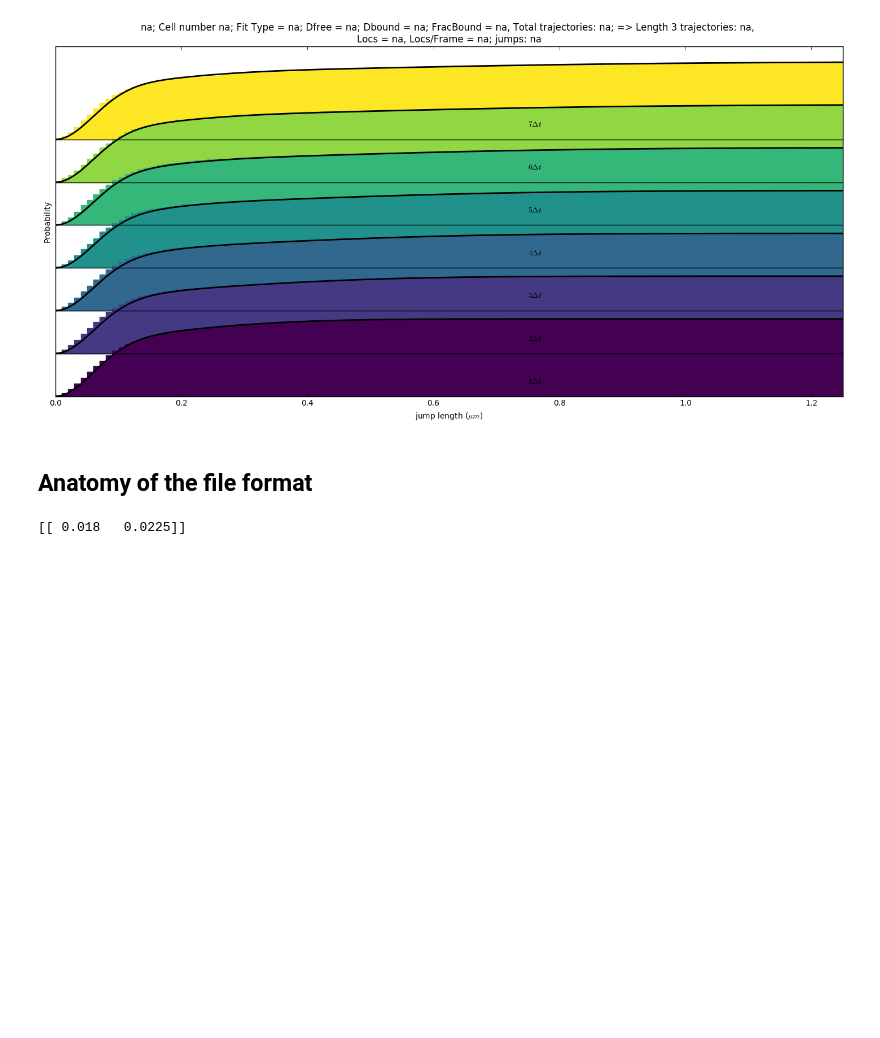
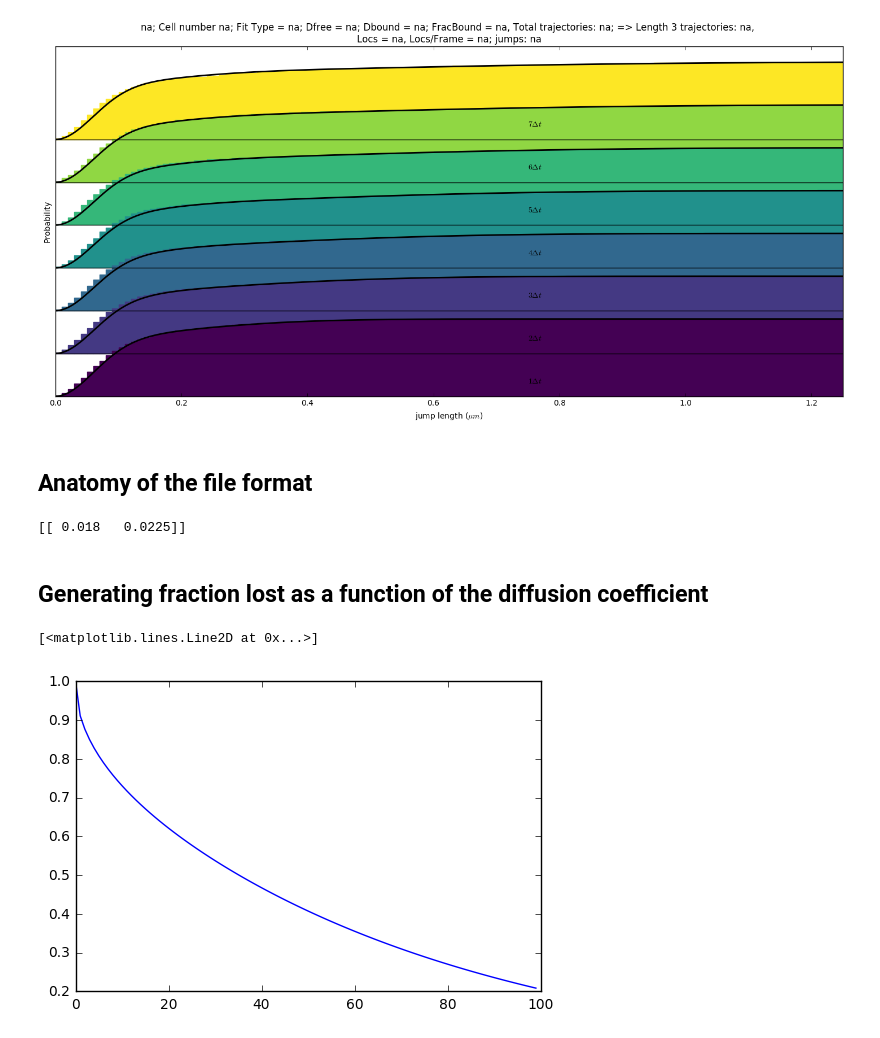
Before and after one commit to elifesciences-publications/spot-on-cli, a Jupyter notebook: fastSPT_tutorial.ipynb, the cells around one changed output. Saved outputs shown, nothing was run; the diff lists cells and outputs as text; code cells hidden in the pictures; blank space fills up the shorter version.

Commit message:
Adding plot of fraction missed in the tutorial

```diff
--- a/fastSPT_tutorial.ipynb
+++ b/fastSPT_tutorial.ipynb
@@ -333,3 +333,21 @@ fastSPT_plot.plot_histogram(HistVecJumps, np.cumsum(JumpProb, axis=1)/10., HistV
 print cell0[1][1]
 # %% [output]
 [[ 0.018   0.0225]]
+# %% [markdown]
+## Generating fraction lost as a function of the diffusion coefficient
+# %%
+import numpy as np
+
+DeltaZ_use = 0.85
+# %%
+def zcorr(curr_dT, D_FREE, DeltaZ_use):
+    HalfDeltaZ_use = DeltaZ_use/2.
+    stp = DeltaZ_use/200.
+    xint = np.linspace(-HalfDeltaZ_use, HalfDeltaZ_use, 200)
+    yint = [fastspt.C_AbsorBoundAUTO(i, curr_dT, D_FREE, HalfDeltaZ_use)*stp for i in xint]
+    Z_corr = 1/DeltaZ_use * np.array(yint).sum()
+    return Z_corr
+plt.plot([zcorr(i/1000.0, 1.0, DeltaZ_use) for i in range(100)])
+# %% [output]
+[<matplotlib.lines.Line2D at 0x...>]
+[figure, added]
```
